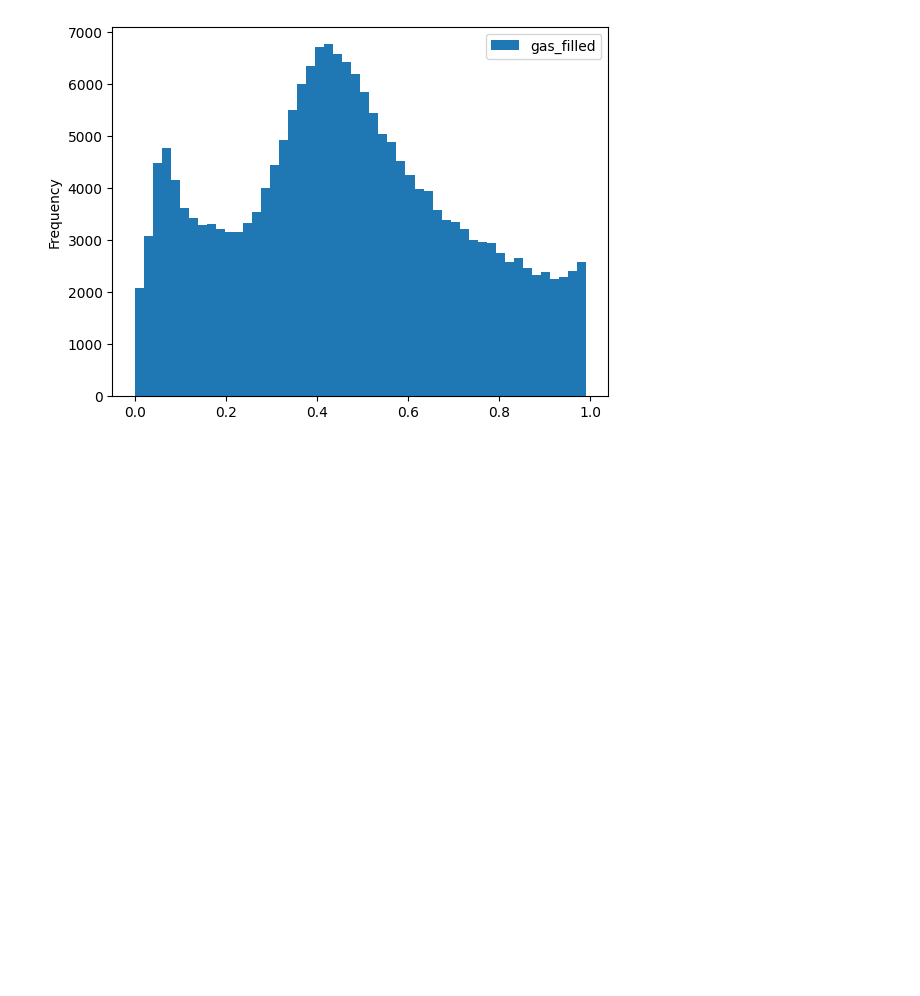
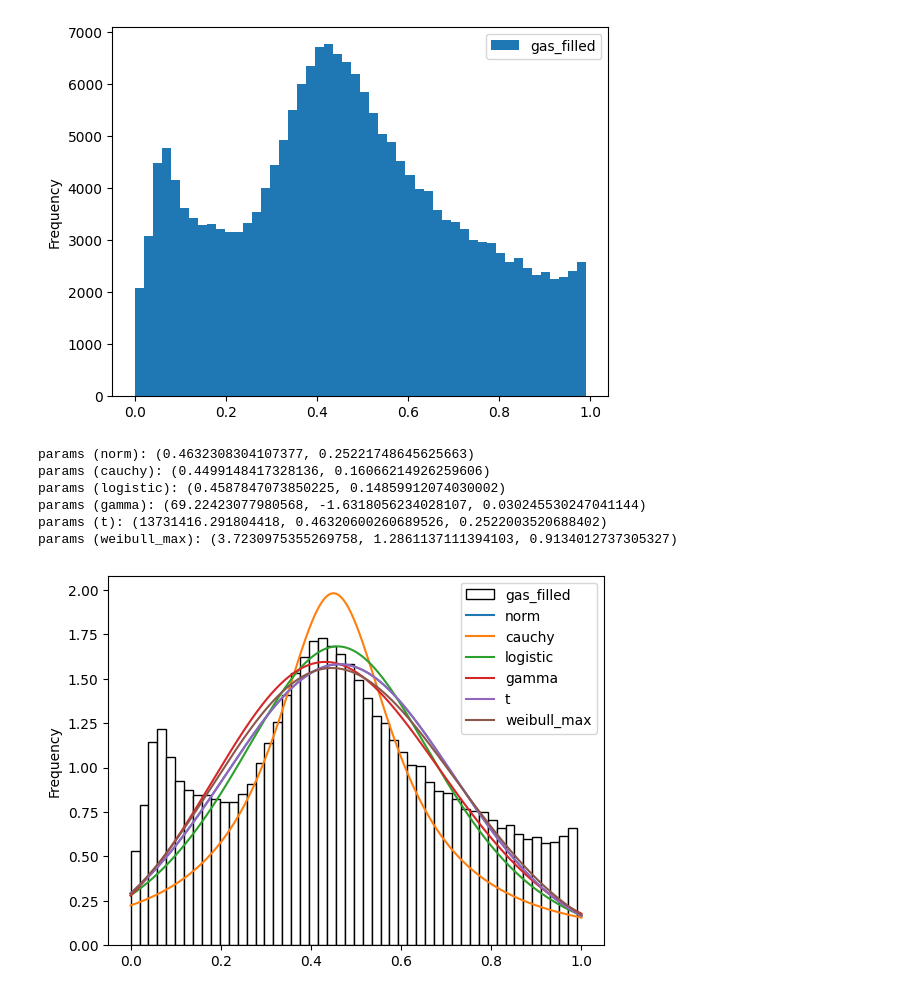
Before and after one commit to fmrmf/merge-challenge, a Jupyter notebook: notebook/blocks.ipynb, the cells around one changed output. Saved outputs shown, nothing was run; the diff lists cells and outputs as text; code cells hidden in the pictures; blank space fills up the shorter version.

Commit message:
fit gas utilization post merge

```diff
--- a/notebook/blocks.ipynb
+++ b/notebook/blocks.ipynb
@@ -225,0 +227,27 @@ qb[(qb['number'] >= merge_block_number) & (qb['gas_filled'] < 0.99)].plot(y='gas
+# %%
+# fit histograms and plot
+size = qb[(qb['number'] >= merge_block_number) & (qb['gas_filled'] < 0.99)]['gas_filled'].count()
+x = np.arange(size) / size
+dist_names = ['norm', 'cauchy', 'logistic', 'gamma', 't', 'weibull_max']
+# %%
+# Plot multiple dist fits over gas filled histogram
+# SEE: https://stackoverflow.com/questions/6620471/fitting-empirical-distribution-to-theoretical-ones-with-scipy-python
+
+# NOTE: hard to tell, need more data.
+# NOTE: still, currently looks approx symmetric around ~ 45-46% utilization
+ax = qb[(qb['number'] >= merge_block_number) & (qb['gas_filled'] < 0.99)].plot(y='gas_filled', kind='hist', bins=50, color='w', edgecolor='black', density=True)
+for dist_name in dist_names:
+    params = getattr(stats, dist_name).fit(qb[(qb['number'] >= merge_block_number) & (qb['gas_filled'] < 0.99)]['gas_filled'])
+    print(f'params ({dist_name}):', params)
+    arg = params[:-2]
+    pdf = getattr(stats, dist_name).pdf(x, *arg, loc=params[-2], scale=params[-1])
+    df_pdf = pd.DataFrame(data={dist_name: pdf}, index=x)
+    df_pdf.plot(ax=ax)
+# %% [output]
+params (norm): (0.4632308304107377, 0.25221748645625663)
+params (cauchy): (0.4499148417328136, 0.16066214926259606)
+params (logistic): (0.4587847073850225, 0.14859912074030002)
+params (gamma): (69.22423077980568, -1.6318056234028107, 0.030245530247041144)
+params (t): (13731416.291804418, 0.46320600260689526, 0.2522003520688402)
+params (weibull_max): (3.7230975355269758, 1.2861137111394103, 0.9134012737305327)
+[figure, added]
```
Also changed, not shown: parts of 4 cells of this notebook, 1 other file.
